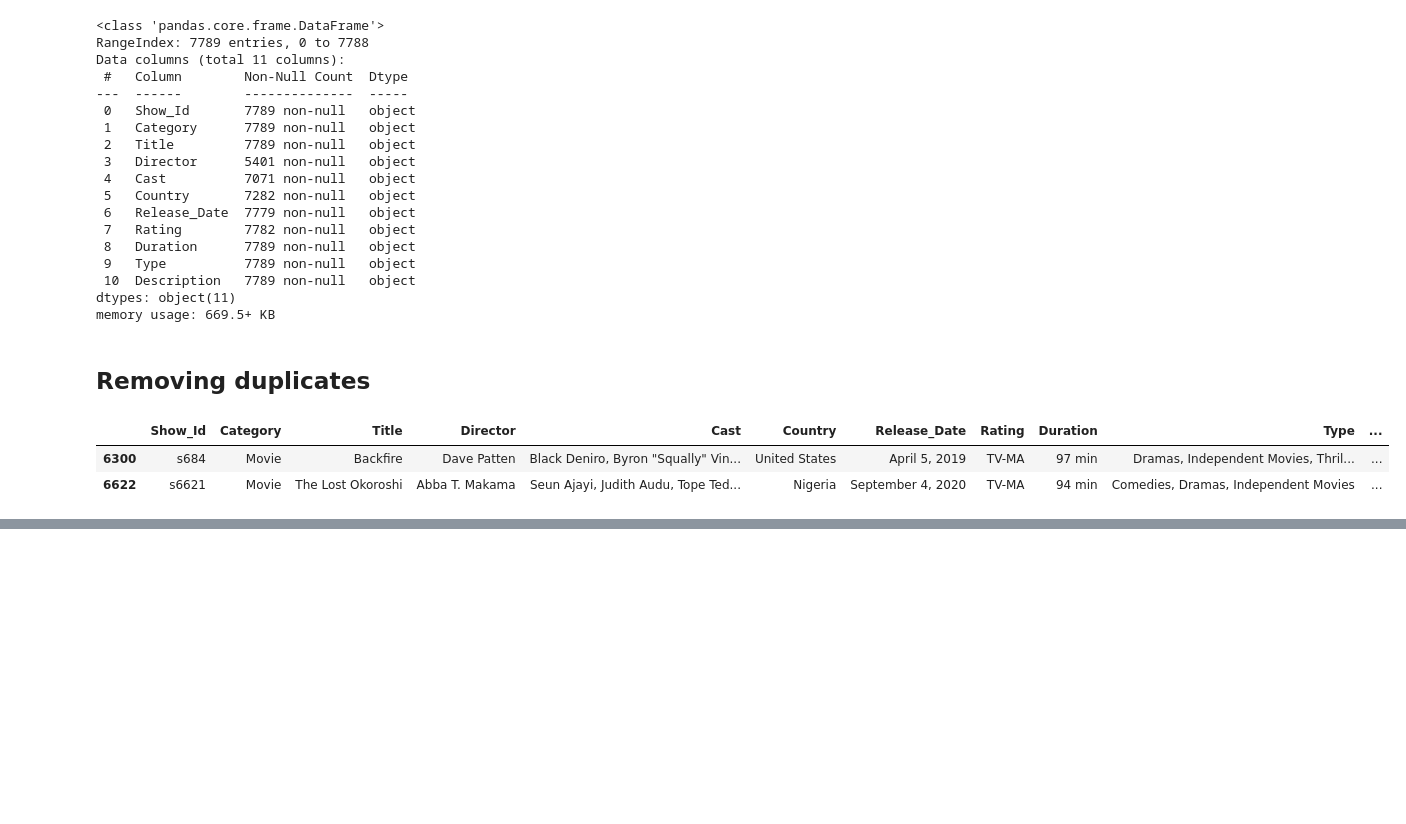
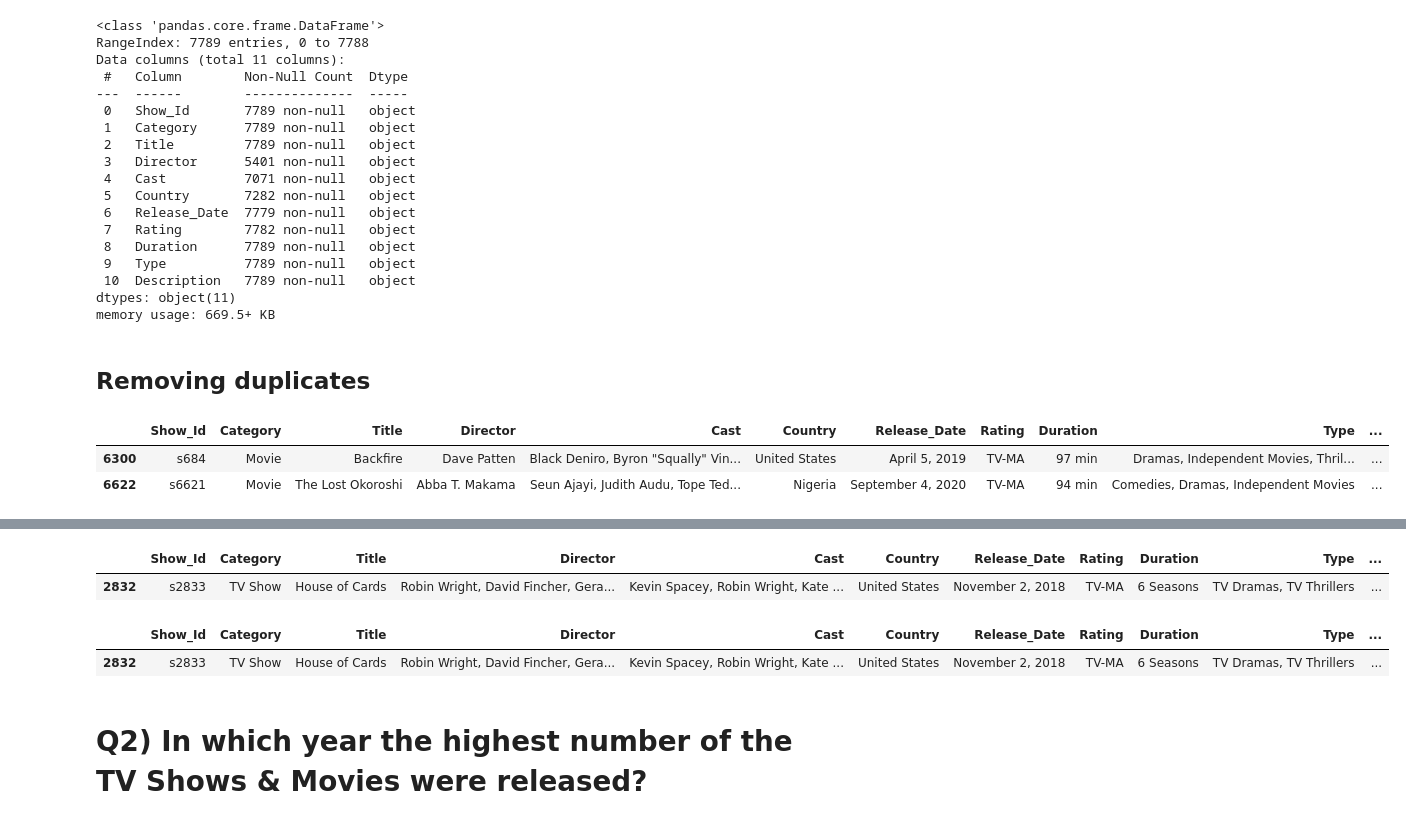
Before and after one commit to Hamza-Tahirr/EDA-On-Netflix-Data, a Jupyter notebook: EDA On Netflix Data.ipynb, the cells around one changed output, grey strips where cells are left out. Drawn from its saved outputs; the diff is of its cells as text; code cells hidden in the pictures; blank space fills up the shorter version.

```diff
--- a/EDA On Netflix Data.ipynb
+++ b/EDA On Netflix Data.ipynb
@@ -112,0 +151,13 @@ data.drop_duplicates(inplace = True )     # inplace =True is used for changes pe
+# %%
+data[data["Title"].isin(['House of Cards'])]
+# %% [output]
+|  | Show_Id | Category | Title | Director | Cast | Country | Release_Date | Rating | Duration | Type | ... |
+| 2832 | s2833 | TV Show | House of Cards | Robin Wright, David Fincher, Gera... | Kevin Spacey, Robin Wright, Kate ... | United States | November 2, 2018 | TV-MA | 6 Seasons | TV Dramas, TV Thrillers | ... |
+# %%
+#using str contain
+data[data["Title"].str.contains('House of Cards')]
+# %% [output]
+|  | Show_Id | Category | Title | Director | Cast | Country | Release_Date | Rating | Duration | Type | ... |
+| 2832 | s2833 | TV Show | House of Cards | Robin Wright, David Fincher, Gera... | Kevin Spacey, Robin Wright, Kate ... | United States | November 2, 2018 | TV-MA | 6 Seasons | TV Dramas, TV Thrillers | ... |
+# %% [markdown]
+# Q2) In which year the highest number of the TV Shows & Movies were released?
```
Also changed, not shown: parts of 16 cells of this notebook.
